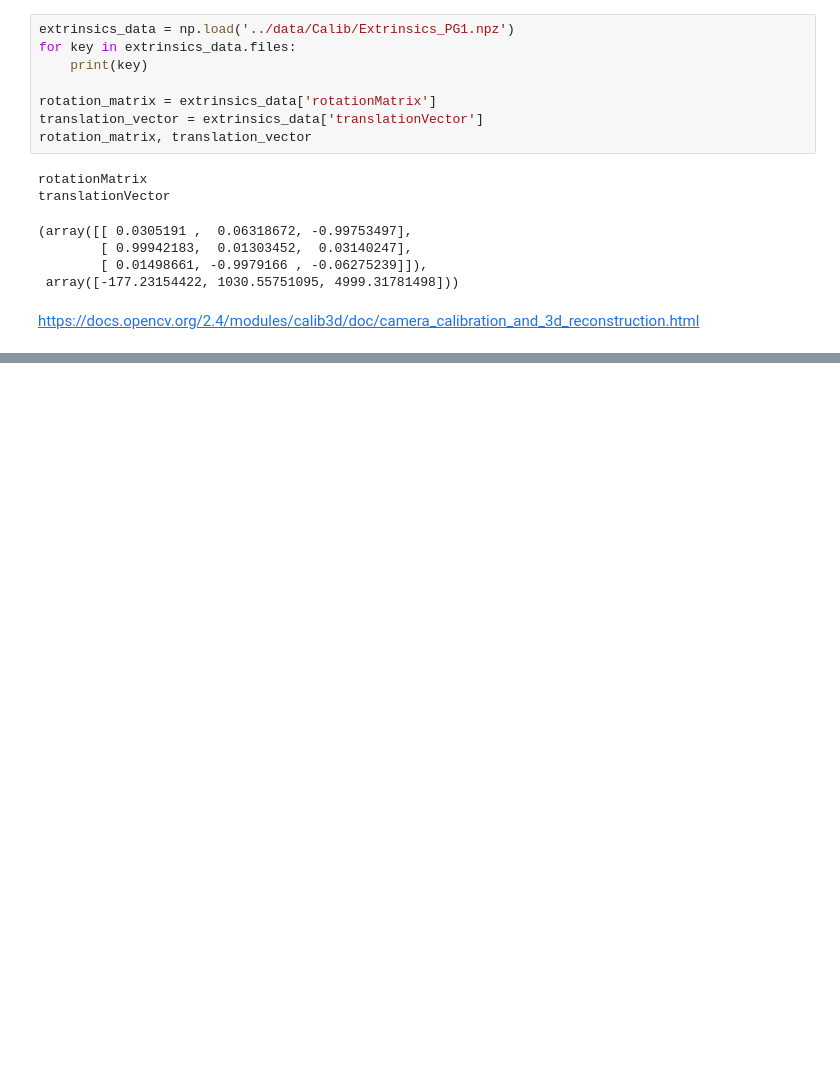
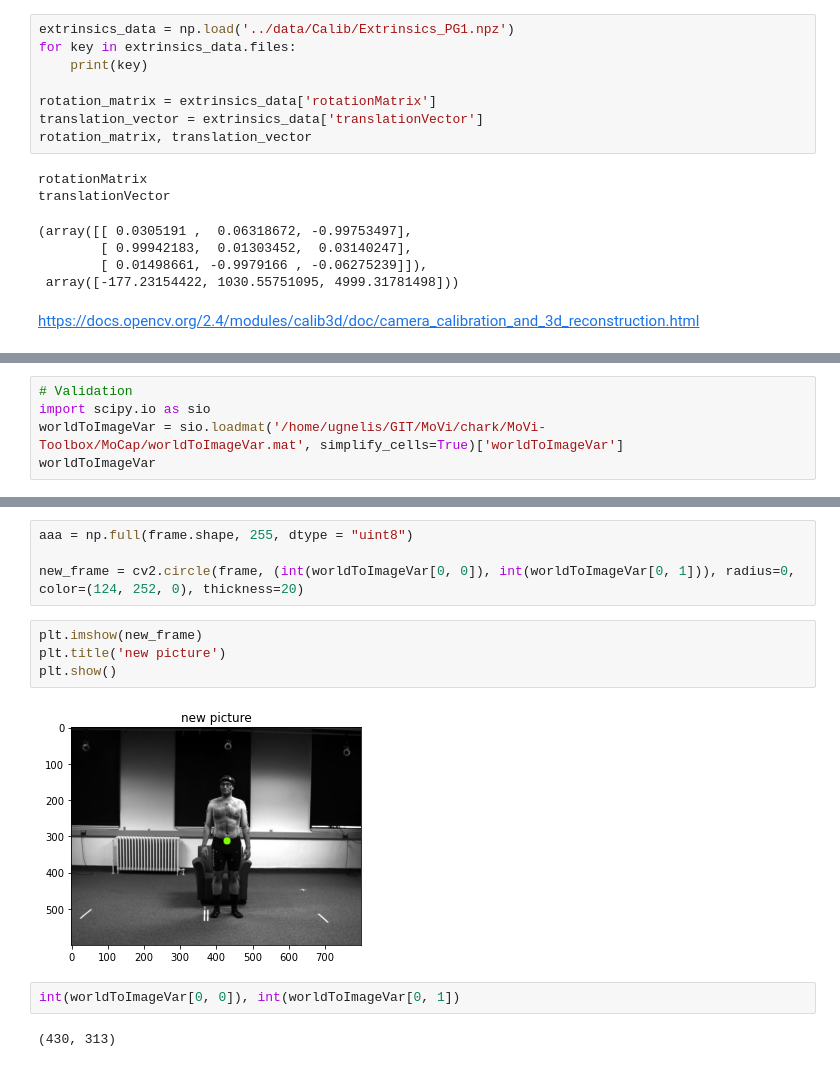
Before and after one commit to chark/movi-dataset-toolkit, a Jupyter notebook: data_player/player.ipynb, the cells around one changed output, grey strips where cells are left out. Saved outputs shown, nothing was run; the diff lists cells and outputs as text; blank space fills up the shorter version.

```diff
--- a/data_player/player.ipynb
+++ b/data_player/player.ipynb
@@ -180,0 +190,5 @@ def worldToVideo(mdData, cameraParams, rotationMatrix, translationVector):
+# %%
+# Validation
+import scipy.io as sio
+worldToImageVar = sio.loadmat('/home/ugnelis/GIT/MoVi/chark/MoVi-Toolbox/MoCap/worldToImageVar.mat', simplify_cells=True)['worldToImageVar']
+worldToImageVar
@@ -180,0 +213,14 @@ def worldToVideo(mdData, cameraParams, rotationMatrix, translationVector):
+# %%
+aaa = np.full(frame.shape, 255, dtype = "uint8")
+
+new_frame = cv2.circle(frame, (int(worldToImageVar[0, 0]), int(worldToImageVar[0, 1])), radius=0, color=(124, 252, 0), thickness=20)
+# %%
+plt.imshow(new_frame)
+plt.title('new picture')
+plt.show()
+# %% [output]
+[figure, added]
+# %%
+int(worldToImageVar[0, 0]), int(worldToImageVar[0, 1])
+# %% [output]
+(430, 313)
```
Also changed, not shown: parts of 8 cells of this notebook.
